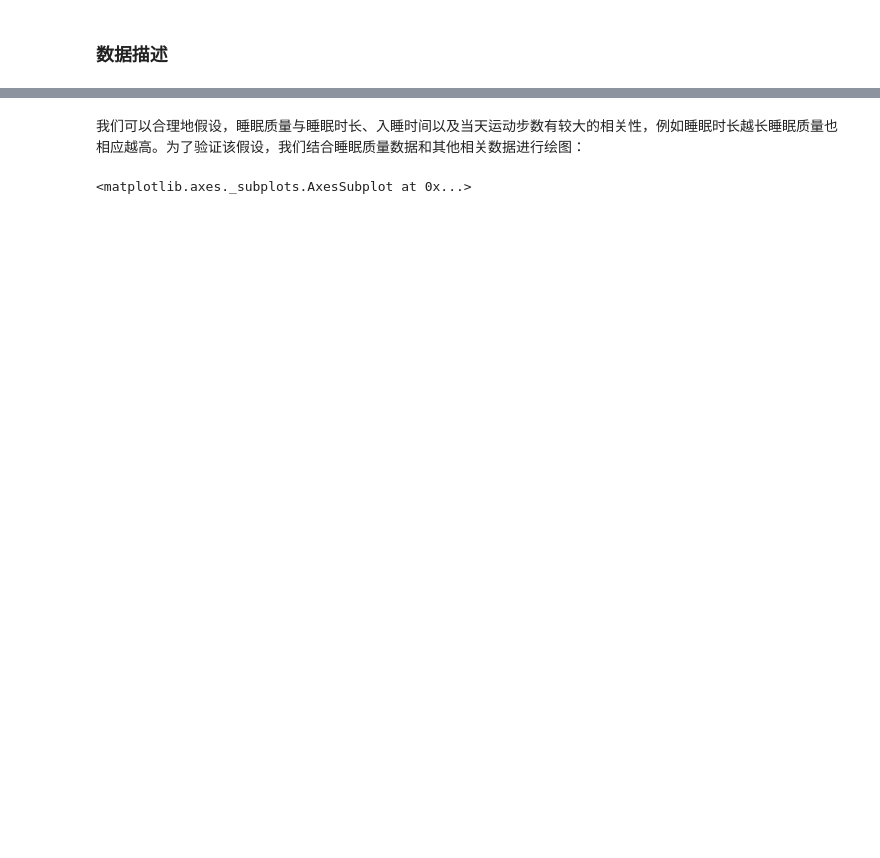
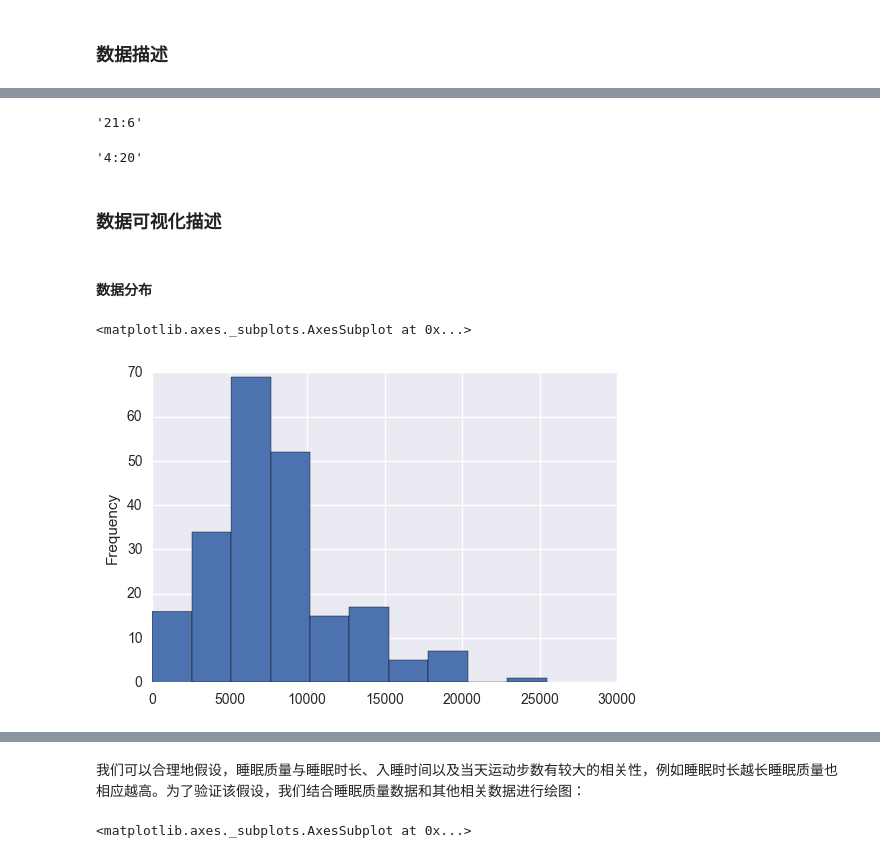
Before and after one commit to nannagentleman/learn-python, a Jupyter notebook: Sleep Data.ipynb, the cells around one changed output, grey strips where cells are left out. Cells and saved outputs as stored; diff of their text form; code cells hidden in the pictures; blank space fills up the shorter version.

```diff
--- a/Sleep Data.ipynb
+++ b/Sleep Data.ipynb
@@ -295,0 +357,17 @@ np.mean(start)
+# %%
+convert_time(df['start_num_time'].min())
+# %% [output]
+'21:6'
+# %%
+convert_time(df['start_num_time'].max())
+# %% [output]
+'4:20'
+# %% [markdown]
+### 数据可视化描述
+# %% [markdown]
+#### 数据分布
+# %%
+df['steps'].plot(kind='hist')
+# %% [output]
+<matplotlib.axes._subplots.AxesSubplot at 0x...>
+[figure, added]
```
Also changed, not shown: parts of 59 cells of this notebook.
